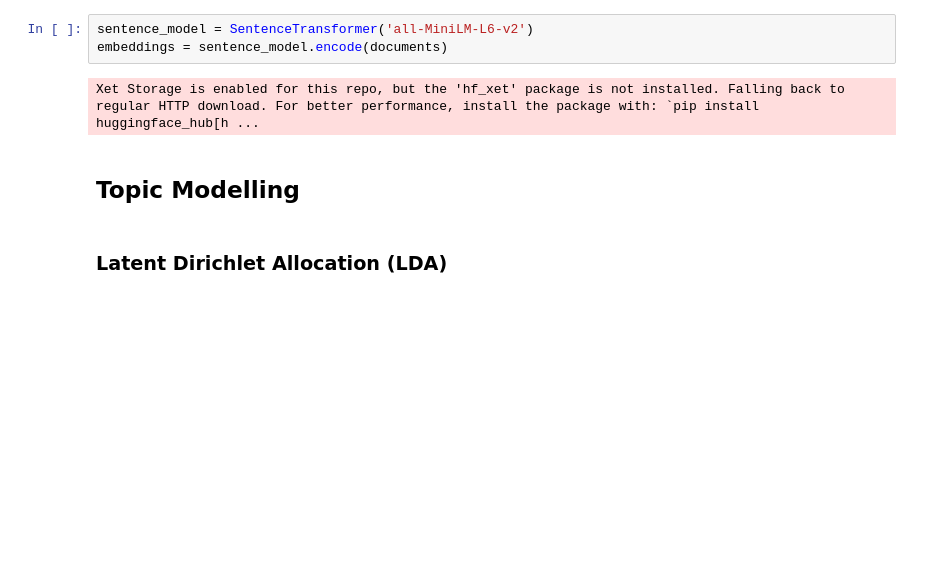
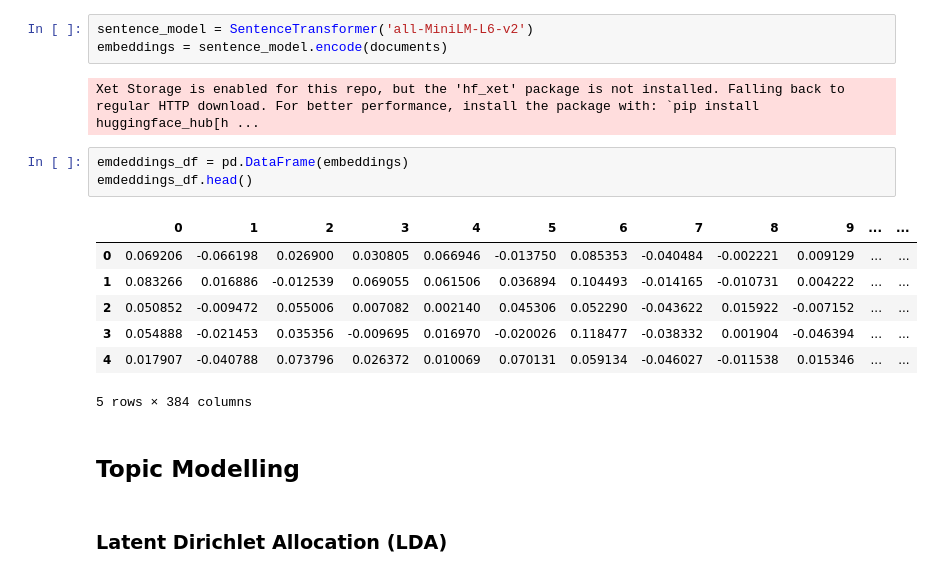
Before and after one commit to gulomovazukhrakhon/nlp-project, a Jupyter notebook: project-data-analysis.ipynb, the cells around one changed output. Cells and saved outputs as stored; diff of their text form; blank space fills up the shorter version.

Commit message:
Kaggle Notebook | Project: Data Analysis | Version 5

```diff
--- a/project-data-analysis.ipynb
+++ b/project-data-analysis.ipynb
@@ -237,6 +241,17 @@ sentence_model = SentenceTransformer('all-MiniLM-L6-v2')
 embeddings = sentence_model.encode(documents)
 # %% [output]
 Xet Storage is enabled for this repo, but the 'hf_xet' package is not installed. Falling back to regular HTTP download. For better performance, install the package with: `pip install huggingface_hub[h ...
+# %%
+emdeddings_df = pd.DataFrame(embeddings)
+emdeddings_df.head()
+# %% [output]
+|  | 0 | 1 | 2 | 3 | 4 | 5 | 6 | 7 | 8 | 9 | ... | ... |
+| 0 | 0.069206 | -0.066198 | 0.026900 | 0.030805 | 0.066946 | -0.013750 | 0.085353 | -0.040484 | -0.002221 | 0.009129 | ... | ... |
+| 1 | 0.083266 | 0.016886 | -0.012539 | 0.069055 | 0.061506 | 0.036894 | 0.104493 | -0.014165 | -0.010731 | 0.004222 | ... | ... |
+| 2 | 0.050852 | -0.009472 | 0.055006 | 0.007082 | 0.002140 | 0.045306 | 0.052290 | -0.043622 | 0.015922 | -0.007152 | ... | ... |
+| 3 | 0.054888 | -0.021453 | 0.035356 | -0.009695 | 0.016970 | -0.020026 | 0.118477 | -0.038332 | 0.001904 | -0.046394 | ... | ... |
+| 4 | 0.017907 | -0.040788 | 0.073796 | 0.026372 | 0.010069 | 0.070131 | 0.059134 | -0.046027 | -0.011538 | 0.015346 | ... | ... |
+5 rows × 384 columns
 # %% [markdown]
 ## Topic Modelling
 # %% [markdown]
```
Also changed, not shown: parts of 19 cells of this notebook.
